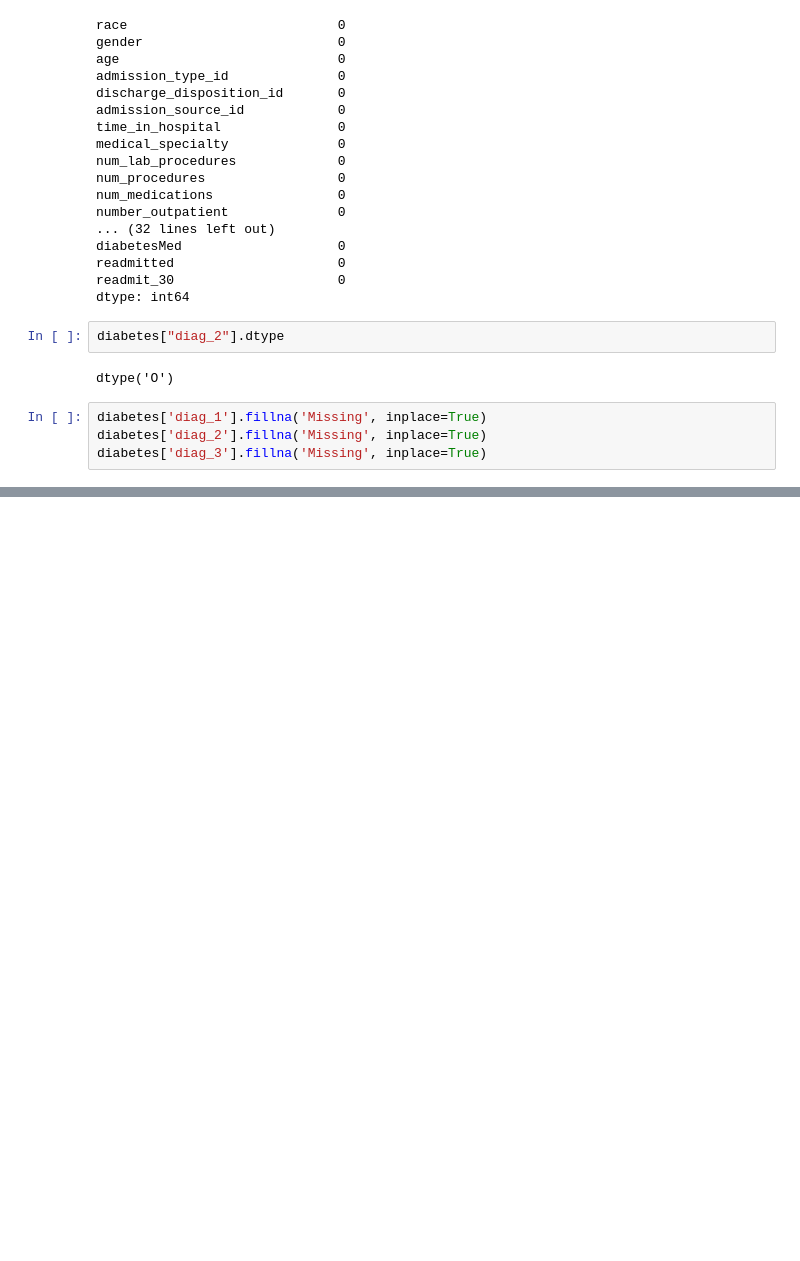
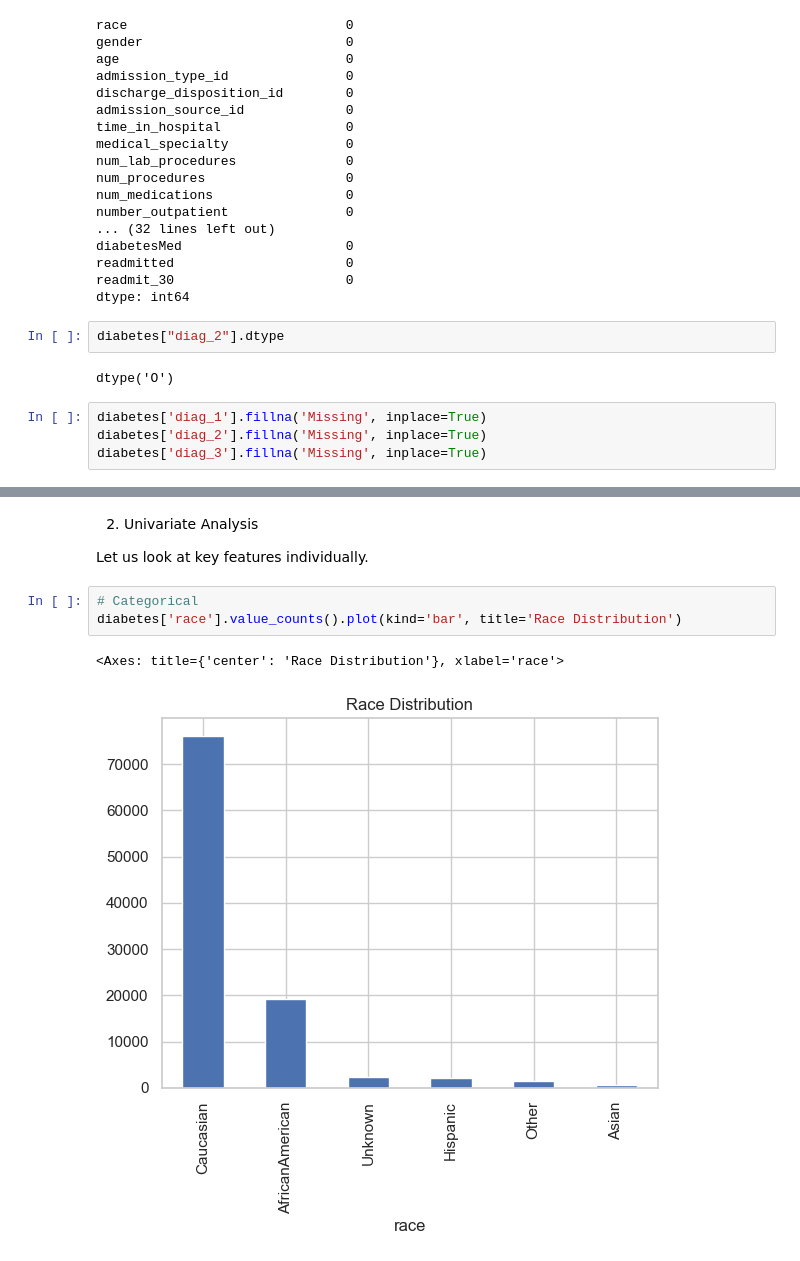
Before and after one commit to RaphaelMuthenya/diabetes-readmissions-ML, a Jupyter notebook: Diabetes-Readmission/diabetes-ml.ipynb, the cells around one changed output, grey strips where cells are left out. Drawn from its saved outputs; the diff is of its cells as text; blank space fills up the shorter version.

```diff
--- a/Diabetes-Readmission/diabetes-ml.ipynb
+++ b/Diabetes-Readmission/diabetes-ml.ipynb
@@ -193,0 +216,10 @@ diabetes['diag_3'].fillna('Missing', inplace=True)
+# %% [markdown]
+2. Univariate Analysis
+
+Let us look at key features individually.
+# %%
+# Categorical
+diabetes['race'].value_counts().plot(kind='bar', title='Race Distribution')
+# %% [output]
+<Axes: title={'center': 'Race Distribution'}, xlabel='race'>
+[figure, added]
```
Also changed, not shown: parts of 28 cells of this notebook, 1 other file.
